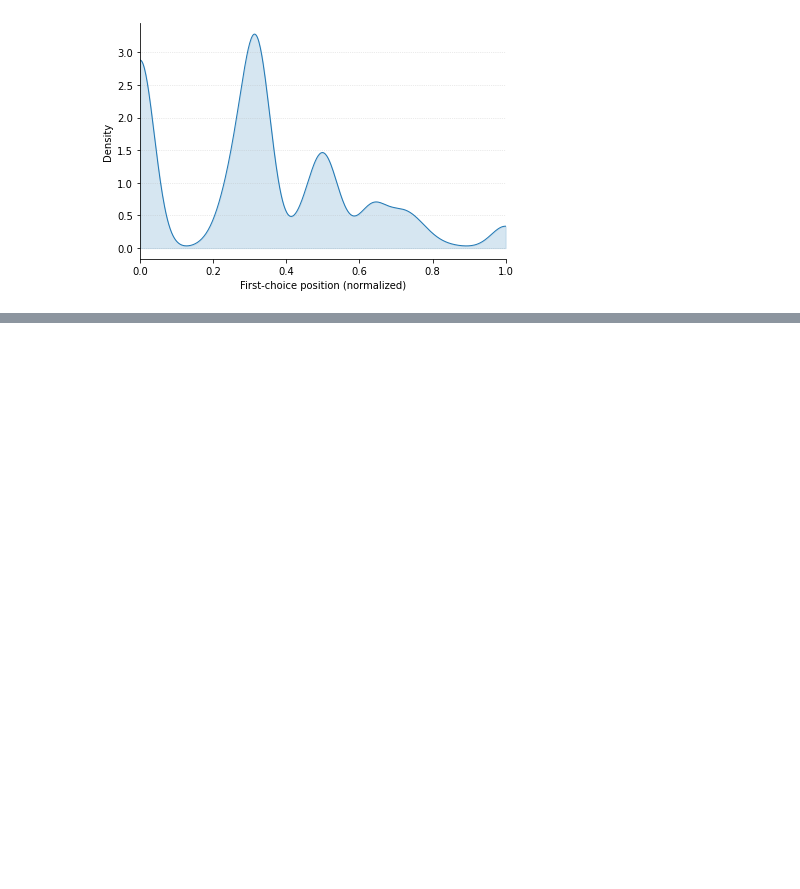
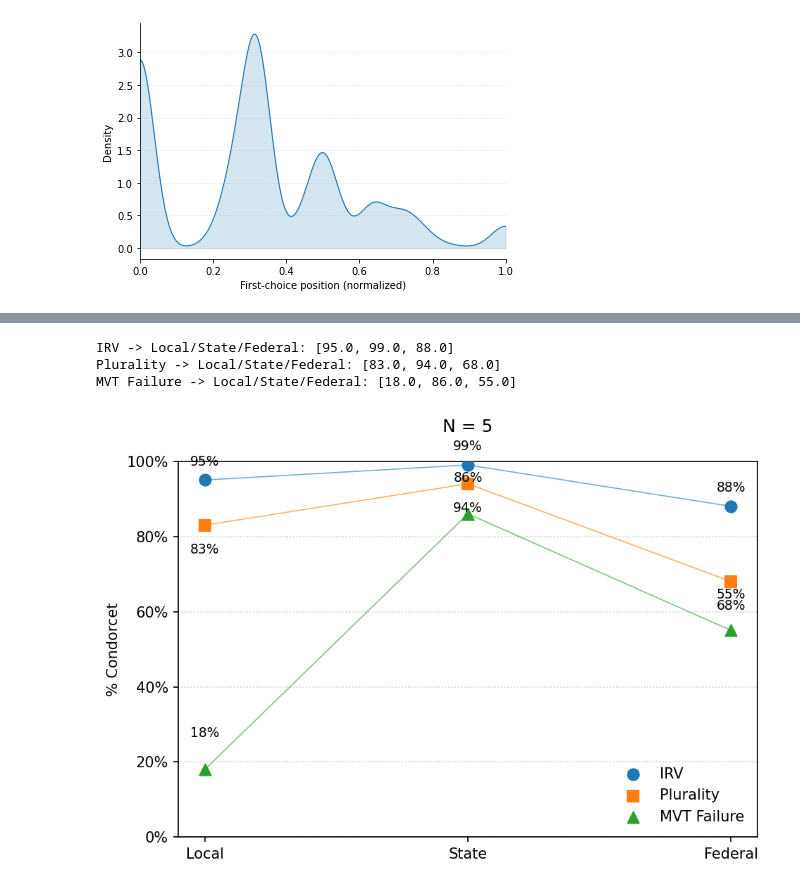
Before and after one commit to SamWangPhD/bugs-in-democracy, a Jupyter notebook: cleaned files/simulations(2).ipynb, the cells around one changed output, grey strips where cells are left out. Saved outputs shown, nothing was run; the diff lists cells and outputs as text; code cells hidden in the pictures; blank space fills up the shorter version.

```diff
--- a/cleaned files/simulations(2).ipynb
+++ b/cleaned files/simulations(2).ipynb
@@ -1294,0 +1302,71 @@ MVT Failure:  429
+# %%
+import matplotlib.pyplot as plt
+from matplotlib.ticker import PercentFormatter
+import numpy as np
+
+# --- DATA (fill in your MVT values) ---
+irv_local, irv_state, irv_federal = 95, 99, 88
+plural_local, plural_state, plural_federal = 83, 94, 68
+
+# >>> REPLACE these with your actual MVT Failure values <<<
+mvt_local, mvt_state, mvt_federal = 18, 86, 55
+# --------------------------------------------------------
+
+levels = ["Local", "State", "Federal"]
+x = np.arange(len(levels))
+
+series = {
+    "IRV": {
+        "vals": np.array([irv_local, irv_state, irv_federal], dtype=float),
+        "marker": "o",
+        "color": "#1f77b4",
+    },
+    "Plurality": {
+        "vals": np.array([plural_local, plural_state, plural_federal], dtype=float),
+        "marker": "s",
+        "color": "#ff7f0e",
+    },
+    "MVT Failure": {
+        "vals": np.array([mvt_local, mvt_state, mvt_federal], dtype=float),
+        "marker": "^",
+        "color": "#2ca02c",
+    },
+}
+
+# Sanity print: confirm what's being plotted
+for name, cfg in series.items():
+    print(f"{name} -> Local/State/Federal:", list(cfg["vals"]))
+
+fig, ax = plt.subplots(figsize=(6.5, 4.5), dpi=150)
+
+# Plot points and tiny connector lines
+for name, cfg in series.items():
+    y = cfg["vals"]
+    ax.scatter(x, y, s=60, marker=cfg["marker"], label=name, zorder=3, color=cfg["color"])
+    ax.plot(x, y, lw=0.8, alpha=0.6, zorder=2, solid_capstyle='round', color=cfg["color"])
+
+# Ticks/axes
+ax.set_xticks(x, levels)
+ax.yaxis.set_major_formatter(PercentFormatter(100))
+ax.set_ylim(0, 100)
+ax.grid(axis='y', linestyle=':', linewidth=0.8, alpha=0.6)
+ax.set_ylabel('% Condorcet')
+ax.set_title("N = 5", pad = 20)
+
+# Non-overlapping annotations
+offsets = {"IRV": 8, "Plurality": -12, "MVT Failure": 20}
+for name, cfg in series.items():
+    for xi, y in zip(x, cfg["vals"]):
+        ax.annotate(f'{y:.0f}%', (xi, y), textcoords='offset points',
+                    xytext=(0, offsets[name]), ha='center',
+                    va='top' if offsets[name] < 0 else 'bottom', fontsize=9)
+
+ax.legend(frameon=False, loc='best')
+plt.tight_layout()
+plt.savefig('_levels_n5.png', dpi=300)
+plt.show()
+# %% [output]
+IRV -> Local/State/Federal: [95.0, 99.0, 88.0]
+Plurality -> Local/State/Federal: [83.0, 94.0, 68.0]
+MVT Failure -> Local/State/Federal: [18.0, 86.0, 55.0]
+[figure, added]
```
Also changed, not shown: parts of 5 cells of this notebook, 1 other file.
